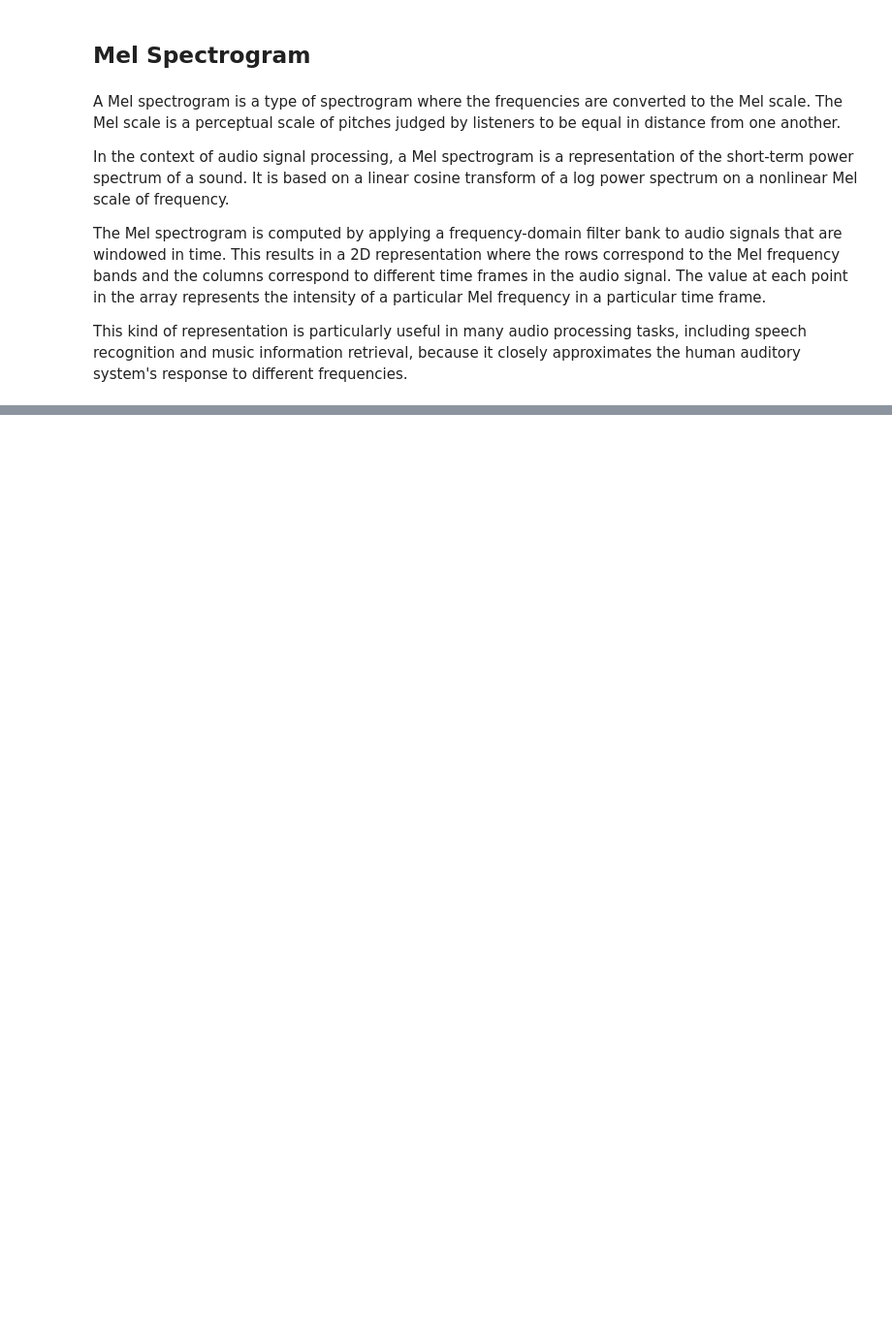
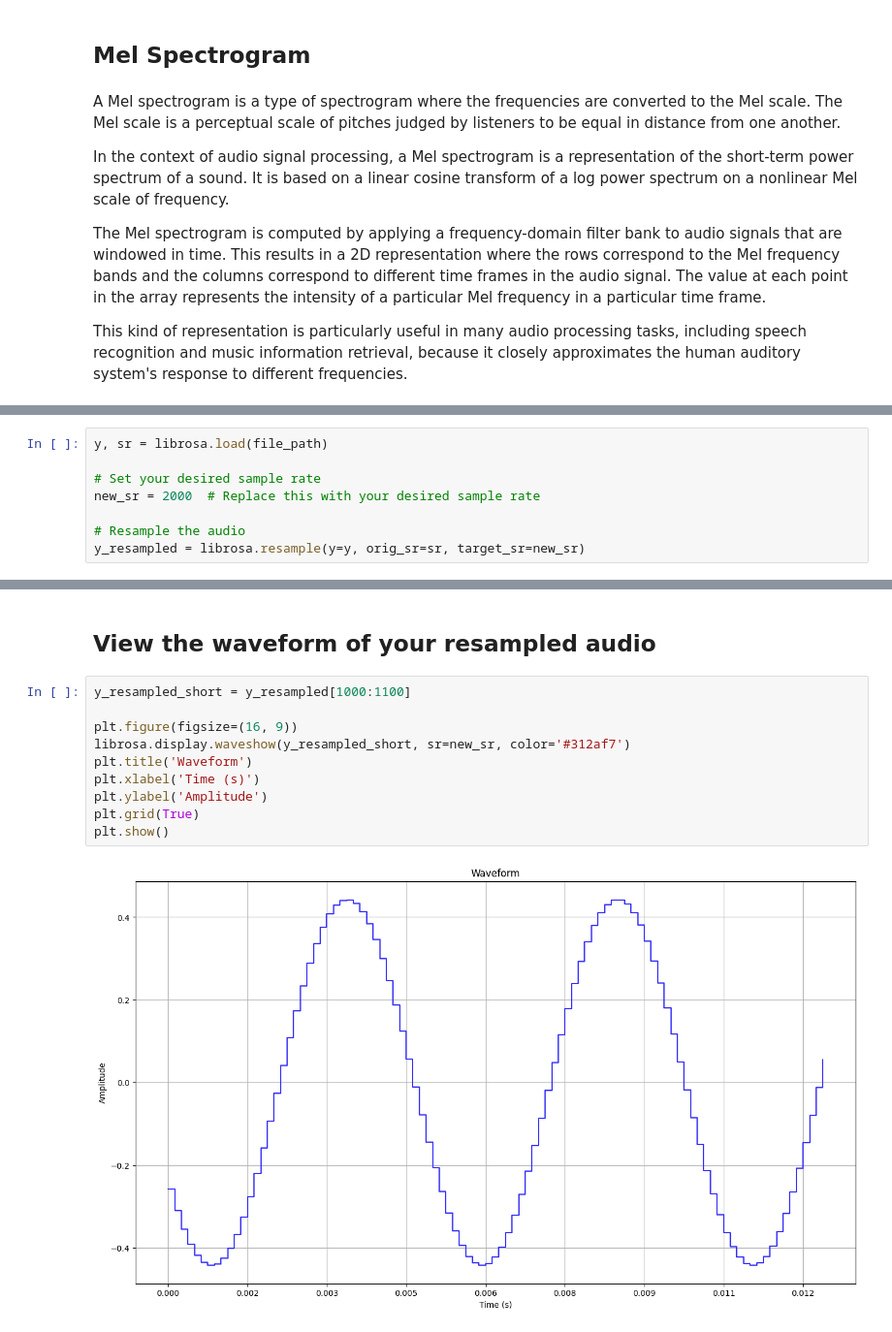
Before and after one commit to danmilneusw/02-Audio, a Jupyter notebook: 02 - Visualising Audio.ipynb, the cells around one changed output, grey strips where cells are left out. Shown at 97% size. Cells and saved outputs as stored; diff of their text form; blank space fills up the shorter version.

```diff
--- a/02 - Visualising Audio.ipynb
+++ b/02 - Visualising Audio.ipynb
@@ -92,0 +119,8 @@ plt.show()
+# %%
+y, sr = librosa.load(file_path)
+
+# Set your desired sample rate
+new_sr = 2000  # Replace this with your desired sample rate
+
+# Resample the audio
+y_resampled = librosa.resample(y=y, orig_sr=sr, target_sr=new_sr)
@@ -92,0 +139,14 @@ plt.show()
+# %% [markdown]
+## View the waveform of your resampled audio
+# %%
+y_resampled_short = y_resampled[1000:1100]
+
+plt.figure(figsize=(16, 9))
+librosa.display.waveshow(y_resampled_short, sr=new_sr, color='#312af7')
+plt.title('Waveform')
+plt.xlabel('Time (s)')
+plt.ylabel('Amplitude')
+plt.grid(True)
+plt.show()
+# %% [output]
+[figure, added]
```
Also changed, not shown: parts of 19 cells of this notebook.
